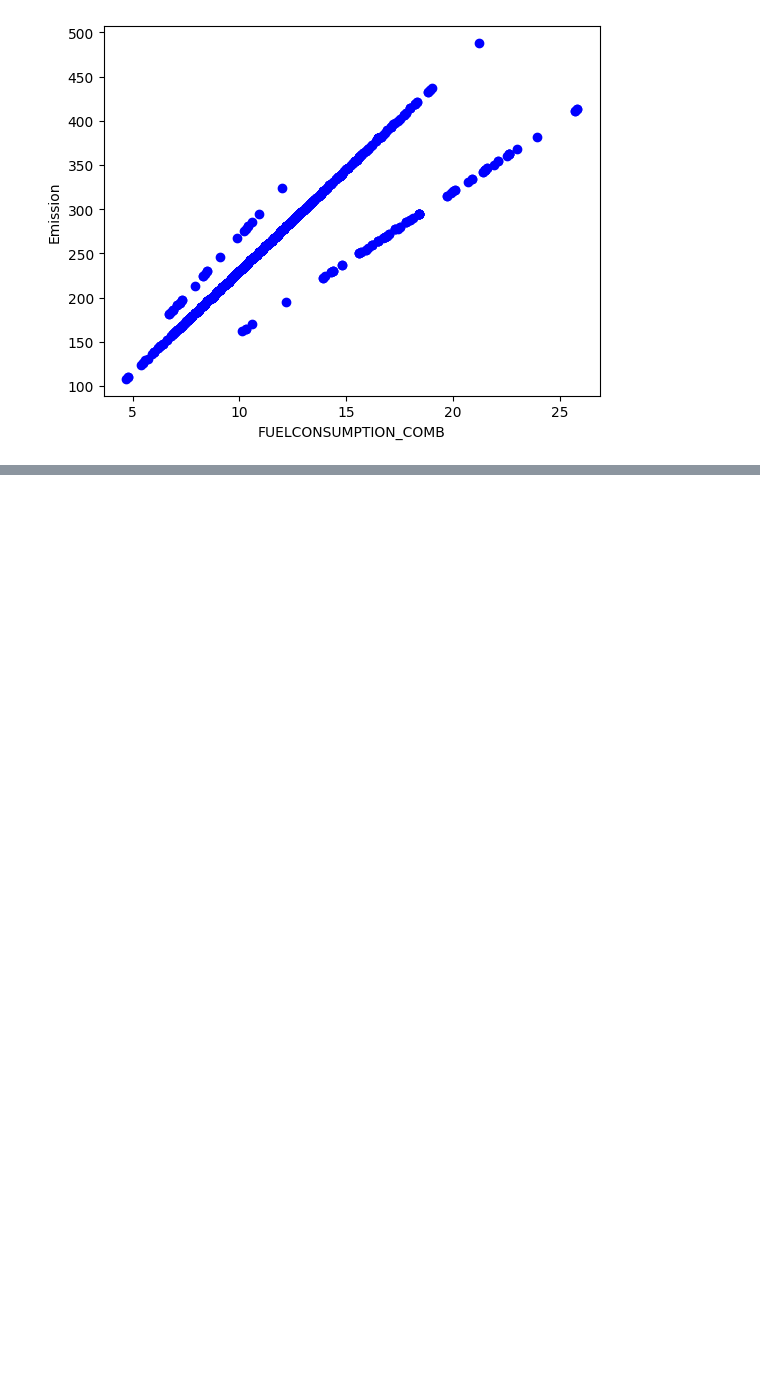
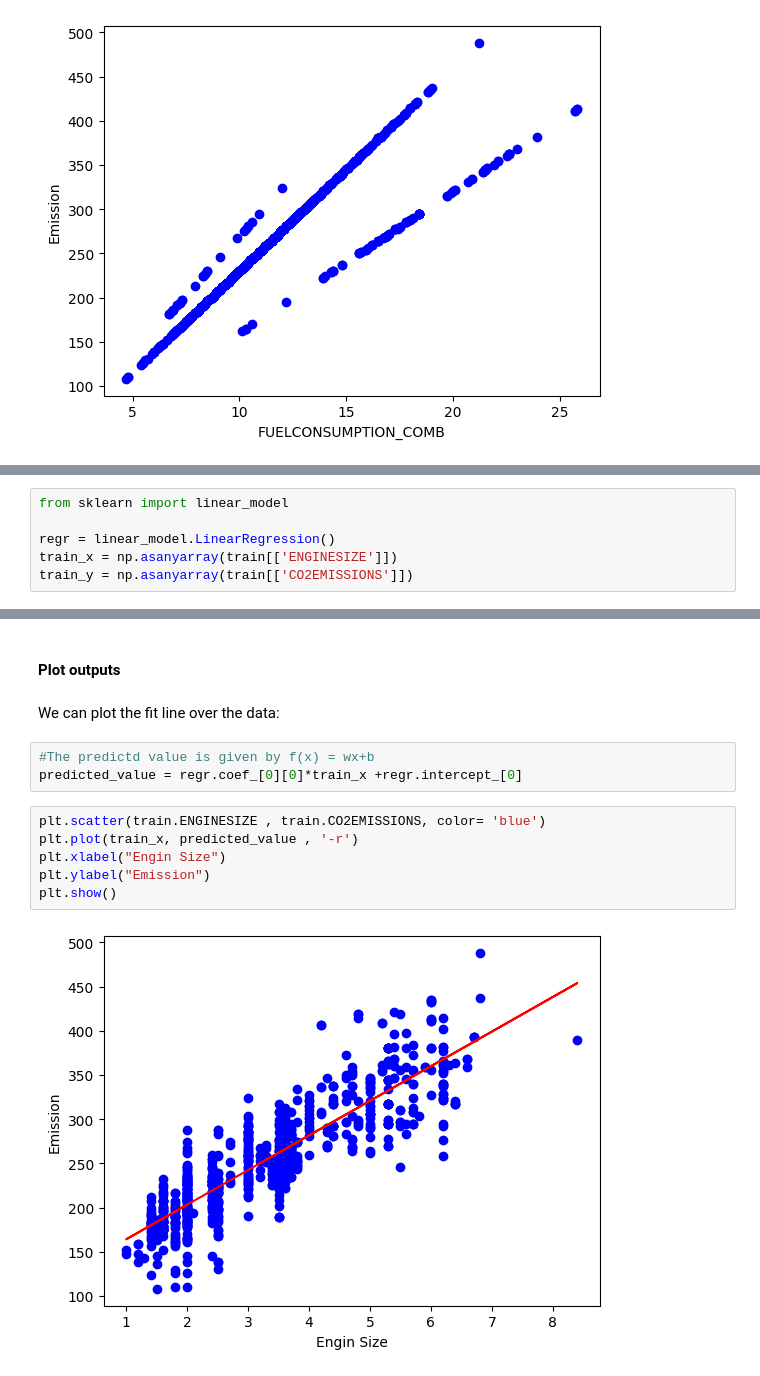
Before and after one commit to Mtaimoorakmal/dataScience, a Jupyter notebook: LinearRegression.ipynb, the cells around one changed output, grey strips where cells are left out. Saved outputs shown, nothing was run; the diff lists cells and outputs as text; blank space fills up the shorter version.

```diff
--- a/LinearRegression.ipynb
+++ b/LinearRegression.ipynb
@@ -78,0 +118,6 @@ plt.show()
+# %%
+from sklearn import linear_model
+
+regr = linear_model.LinearRegression()
+train_x = np.asanyarray(train[['ENGINESIZE']])
+train_y = np.asanyarray(train[['CO2EMISSIONS']])
@@ -78,0 +142,15 @@ plt.show()
+# %% [markdown]
+#### Plot outputs
+# %% [markdown]
+We can plot the fit line over the data:
+# %%
+#The predictd value is given by f(x) = wx+b
+predicted_value = regr.coef_[0][0]*train_x +regr.intercept_[0]
+# %%
+plt.scatter(train.ENGINESIZE , train.CO2EMISSIONS, color= 'blue')
+plt.plot(train_x, predicted_value , '-r')
+plt.xlabel("Engin Size")
+plt.ylabel("Emission")
+plt.show()
+# %% [output]
+[figure, added]
```
Also changed, not shown: parts of 31 cells of this notebook.
